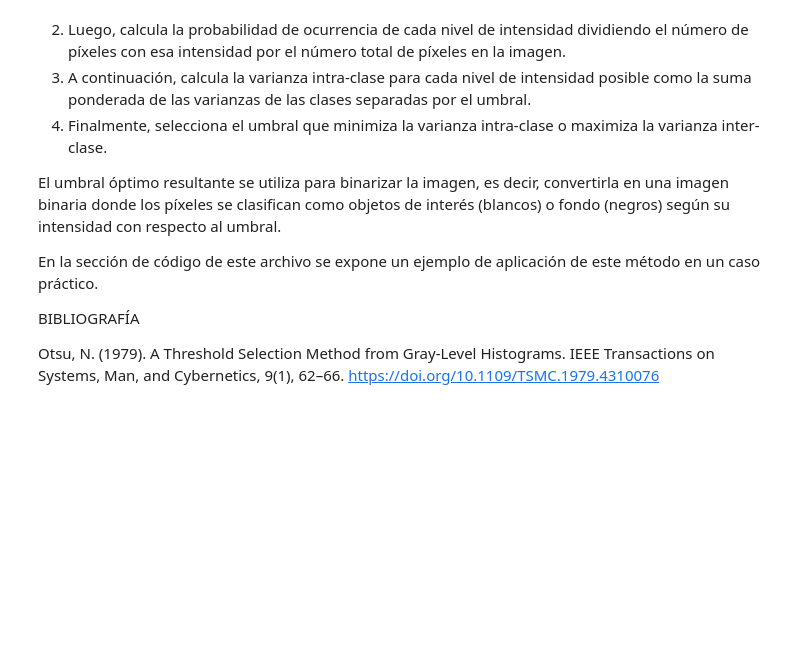
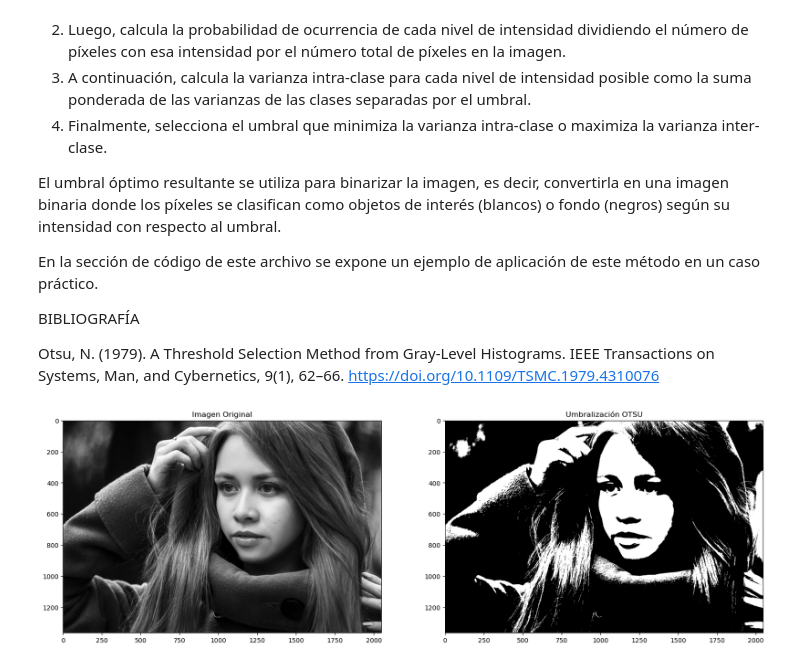
Before and after one commit to YafarBarrera/DigitalImageProcessing, a Jupyter notebook: OTSU_Method.ipynb, the cells around one changed output. Cells and saved outputs as stored; diff of their text form; code cells hidden in the pictures; blank space fills up the shorter version.

Commit message:
Actividad de Investigación del Método de Umbraización OTSU

```diff
--- a/OTSU_Method.ipynb
+++ b/OTSU_Method.ipynb
@@ -17,3 +17,27 @@ En la sección de código de este archivo se expone un ejemplo de aplicación de
 BIBLIOGRAFÍA
 
 Otsu, N. (1979). A Threshold Selection Method from Gray-Level Histograms. IEEE Transactions on Systems, Man, and Cybernetics, 9(1), 62–66. https://doi.org/10.1109/TSMC.1979.4310076
+# %%
+import cv2
+import numpy as np
+import matplotlib.pyplot as plt
+
+def umb_otsu(img):
+    _, img_umb_otsu = cv2.threshold(img, 0, 255, cv2.THRESH_BINARY + cv2.THRESH_OTSU)
+    return img_umb_otsu
+
+img_gray = cv2.imread('Shar.jpg', cv2.IMREAD_GRAYSCALE)
+
+plt.figure(figsize=(20, 14))
+
+plt.subplot(1, 2, 1)
+plt.imshow(img_gray, cmap="gray")
+plt.title("Imagen Original")
+
+plt.subplot(1, 2, 2)
+plt.imshow(umb_otsu(img_gray), cmap="gray")
+plt.title("Umbralización OTSU")
+
+plt.show()
+# %% [output]
+[figure, added]
```
